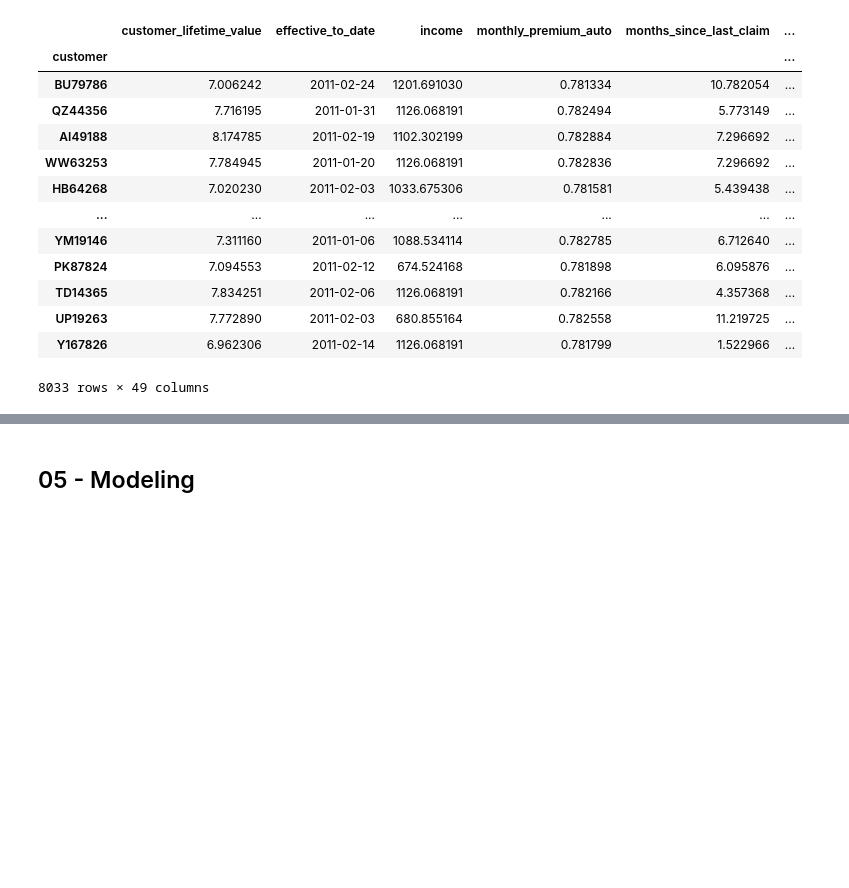
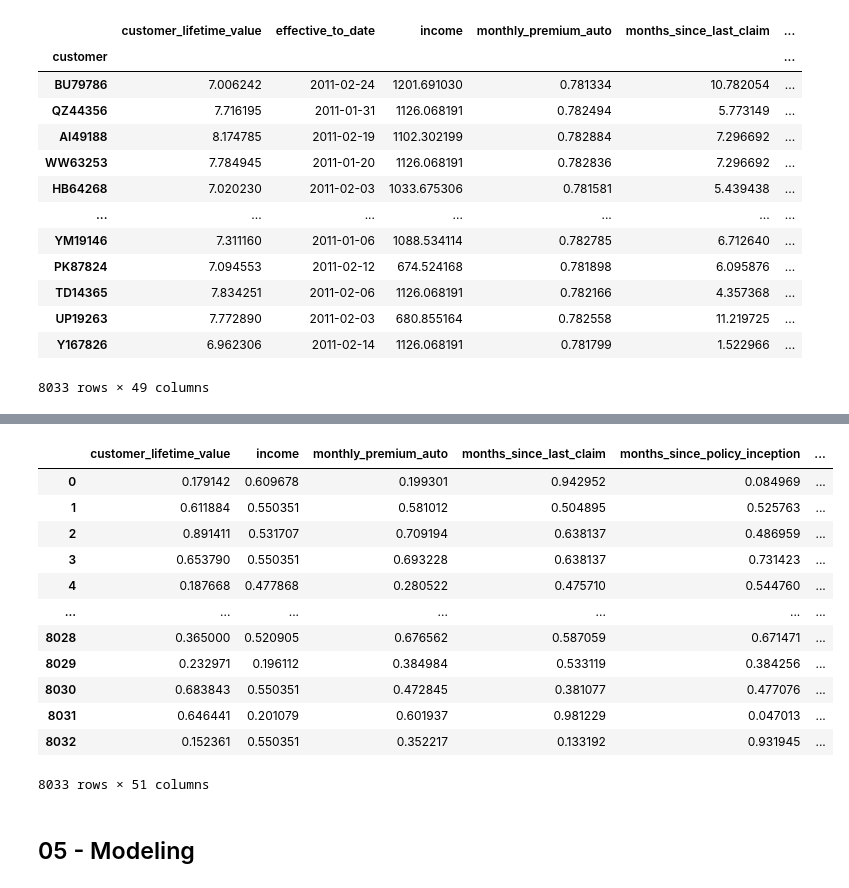
Before and after one commit to Ironhack-Data-0621-Remote/lab-customer-analysis-final-round, a Jupyter notebook: Solutions.ipynb, the cells around one changed output, grey strips where cells are left out. Saved outputs shown, nothing was run; the diff lists cells and outputs as text; code cells hidden in the pictures; blank space fills up the shorter version.

```diff
--- a/Solutions.ipynb
+++ b/Solutions.ipynb
@@ -402,0 +405,6 @@ df2
+# %%
+df2['day'] = df2['effective_to_date'].dt.day
+# %%
+df2['date_of_week'] = df2['effective_to_date'].dt.dayofweek
+# %%
+df2 = df2.drop('effective_to_date', axis=1)
@@ -403,3 +421,29 @@ df2
+# %%
+c = list(df2.columns)
+# %%
+from sklearn import preprocessing
+
+x = df2.values
+min_max_scaler = preprocessing.MinMaxScaler()
+x_scaled = min_max_scaler.fit_transform(x)
+df2 = pd.DataFrame(x_scaled)
+
+df3 = df2.rename(columns=dict(zip(df2.columns, c)))
+df3
+# %% [output]
+|  | customer_lifetime_value | income | monthly_premium_auto | months_since_last_claim | months_since_policy_inception | ... |
+| 0 | 0.179142 | 0.609678 | 0.199301 | 0.942952 | 0.084969 | ... |
+| 1 | 0.611884 | 0.550351 | 0.581012 | 0.504895 | 0.525763 | ... |
+| 2 | 0.891411 | 0.531707 | 0.709194 | 0.638137 | 0.486959 | ... |
+| 3 | 0.653790 | 0.550351 | 0.693228 | 0.638137 | 0.731423 | ... |
+| 4 | 0.187668 | 0.477868 | 0.280522 | 0.475710 | 0.544760 | ... |
+| ... | ... | ... | ... | ... | ... | ... |
+| 8028 | 0.365000 | 0.520905 | 0.676562 | 0.587059 | 0.671471 | ... |
+| 8029 | 0.232971 | 0.196112 | 0.384984 | 0.533119 | 0.384256 | ... |
+| 8030 | 0.683843 | 0.550351 | 0.472845 | 0.381077 | 0.477076 | ... |
+| 8031 | 0.646441 | 0.201079 | 0.601937 | 0.981229 | 0.047013 | ... |
+| 8032 | 0.152361 | 0.550351 | 0.352217 | 0.133192 | 0.931945 | ... |
+8033 rows × 51 columns
 # %%
 # Encoding Categorical Data
 # Splitting into train set and test set
```
Also changed, not shown: parts of 29 cells of this notebook.
